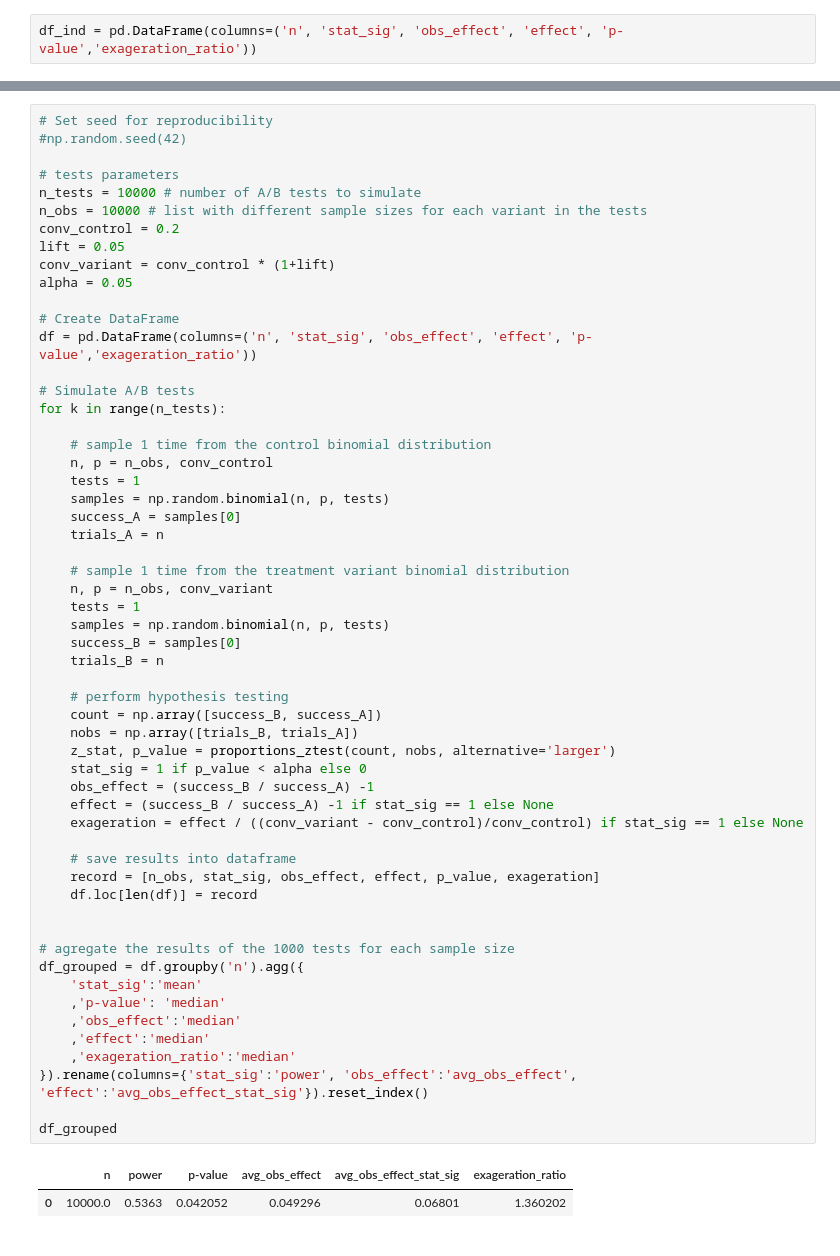
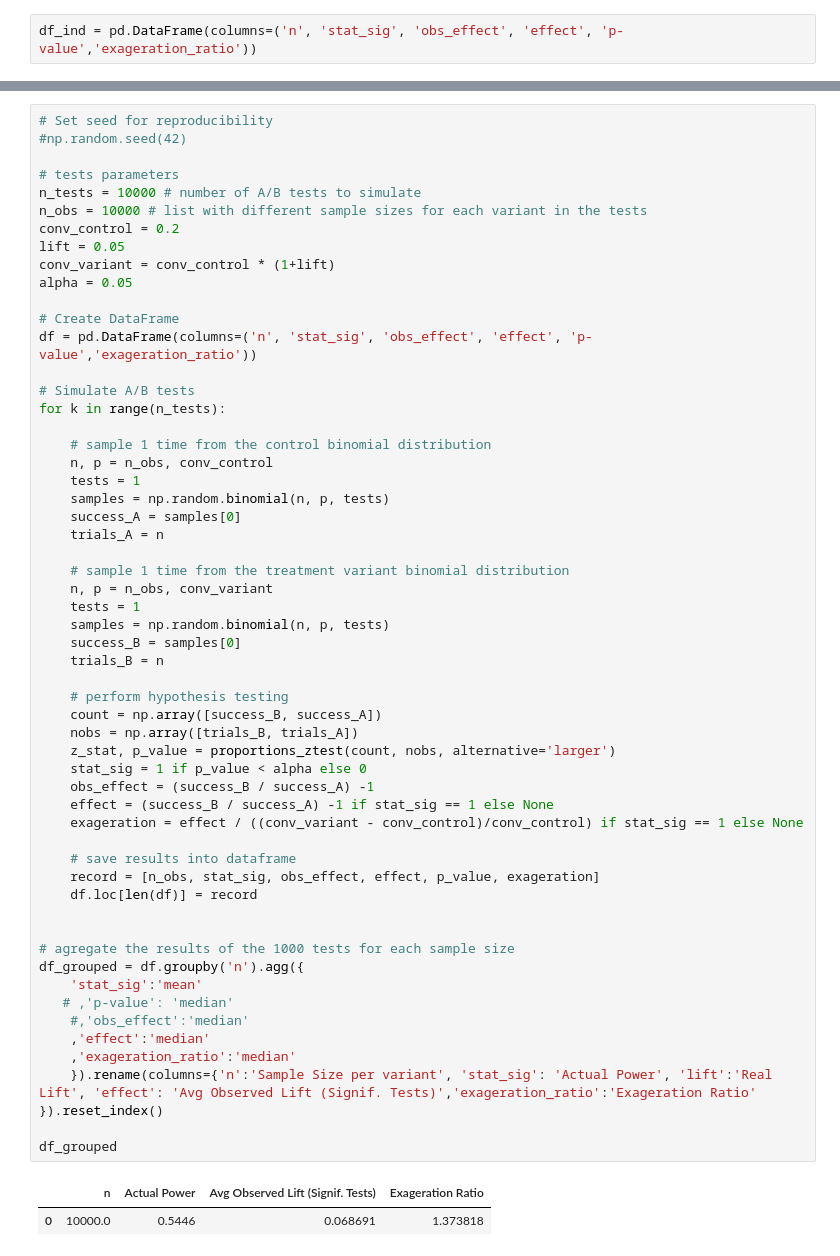
Before and after one commit to gsrubio/causality-and-experimentation, a Jupyter notebook: teaching-material/Winners_curse _app/Winners_Curse.ipynb, the cells around one changed output, grey strips where cells are left out. Saved outputs shown, nothing was run; the diff lists cells and outputs as text.

```diff
--- a/teaching-material/Winners_curse _app/Winners_Curse.ipynb
+++ b/teaching-material/Winners_curse _app/Winners_Curse.ipynb
@@ -95,36 +93,36 @@ for k in range(n_tests):
 
     # sample 1 time from the treatment variant binomial distribution
     n, p = n_obs, conv_variant
     tests = 1
     samples = np.random.binomial(n, p, tests)
     success_B = samples[0]
     trials_B = n
 
     # perform hypothesis testing
     count = np.array([success_B, success_A])
     nobs = np.array([trials_B, trials_A])
     z_stat, p_value = proportions_ztest(count, nobs, alternative='larger')
     stat_sig = 1 if p_value < alpha else 0
     obs_effect = (success_B / success_A) -1
     effect = (success_B / success_A) -1 if stat_sig == 1 else None
     exageration = effect / ((conv_variant - conv_control)/conv_control) if stat_sig == 1 else None
 
     # save results into dataframe
     record = [n_obs, stat_sig, obs_effect, effect, p_value, exageration]
     df.loc[len(df)] = record
 
 
 # agregate the results of the 1000 tests for each sample size
 df_grouped = df.groupby('n').agg({
     'stat_sig':'mean'
-    ,'p-value': 'median'
-    ,'obs_effect':'median'
+   # ,'p-value': 'median'
+    #,'obs_effect':'median'
     ,'effect':'median'
     ,'exageration_ratio':'median'
-}).rename(columns={'stat_sig':'power', 'obs_effect':'avg_obs_effect', 'effect':'avg_obs_effect_stat_sig'}).reset_index()
+    }).rename(columns={'n':'Sample Size per variant', 'stat_sig': 'Actual Power', 'lift':'Real Lift', 'effect': 'Avg Observed Lift (Signif. Tests)','exageration_ratio':'Exageration Ratio' }).reset_index()
 
 df_grouped
 # %% [output]
-|  | n | power | p-value | avg_obs_effect | avg_obs_effect_stat_sig | exageration_ratio |
-| 0 | 10000.0 | 0.5363 | 0.042052 | 0.049296 | 0.06801 | 1.360202 |
+|  | n | Actual Power | Avg Observed Lift (Signif. Tests) | Exageration Ratio |
+| 0 | 10000.0 | 0.5446 | 0.068691 | 1.373818 |
 # %%
```
Also changed, not shown: parts of 2 cells of this notebook, 1 other file.
